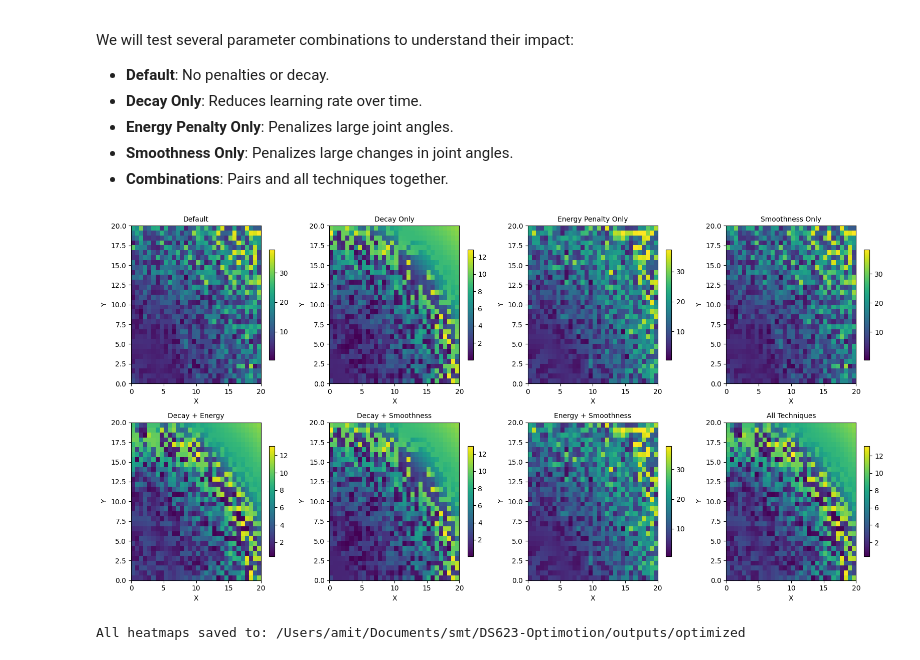
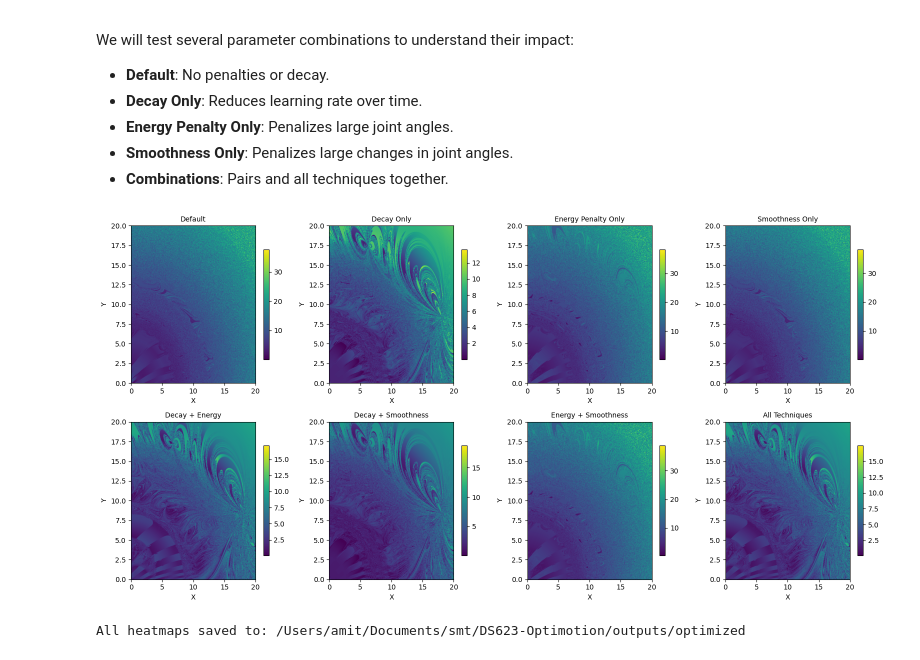
Before and after one commit to MissVz/Optimotion, a Jupyter notebook: notebooks/run_optimized_simulation.ipynb, the cells around one changed output. Saved outputs shown, nothing was run; the diff lists cells and outputs as text; code cells hidden in the pictures.

```diff
--- a/notebooks/run_optimized_simulation.ipynb
+++ b/notebooks/run_optimized_simulation.ipynb
@@ -37,7 +37,7 @@ We will test several parameter combinations to understand their impact:
 - **Smoothness Only**: Penalizes large changes in joint angles.
 - **Combinations**: Pairs and all techniques together.
 # %%
-def run_optimized_simulation(x_range=None, y_range=None, step=None, num_instances=30,
+def run_optimized_simulation(x_range=None, y_range=None, step=None, num_instances=1000,
                                 link1_length=10.0, link2_length=10.0, iterations=50):
     max_reach = link1_length + link2_length
     if x_range is None:
@@ -82,32 +82,32 @@ def run_optimized_simulation(x_range=None, y_range=None, step=None, num_instance
                     learning_rate=0.1,
                     iterations=iterations,
                     link1_length=link1_length,
                     link2_length=link2_length,
                     verbose=False,
                     **params
                 )
                 final_cost = history[-1][2]
                 heatmap[i, j] = final_cost
 
         ax = axes[idx]
         cax = ax.imshow(heatmap, extent=(x_range[0], x_range[1], y_range[0], y_range[1]),
                         origin='lower', aspect='auto', cmap='viridis')
         ax.set_title(config_name, fontsize=10)
         ax.set_xlabel('X')
         ax.set_ylabel('Y')
         fig.colorbar(cax, ax=ax, shrink=0.7)
 
     for k in range(idx + 1, len(axes)):
         fig.delaxes(axes[k])  # Remove unused subplots
 
     plt.tight_layout()
     plt.savefig(f"{output_dir}/heatmap_optimized_costs.png")
     plt.show()
     plt.close()
 
     print(f"All heatmaps saved to: {output_dir}")
 
 run_optimized_simulation()
 # %% [output]
-[figure, old version]
+[figure, new version]
 All heatmaps saved to: /Users/amit/Documents/smt/DS623-Optimotion/outputs/optimized
```
Also changed, not shown: 4 other files.
